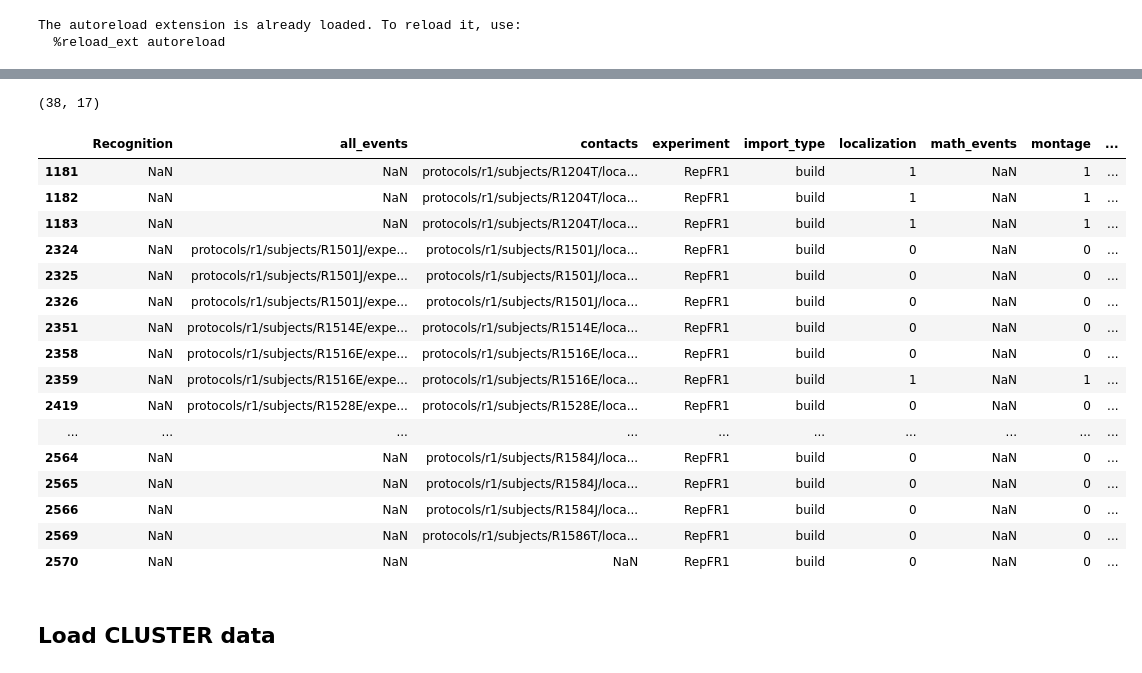
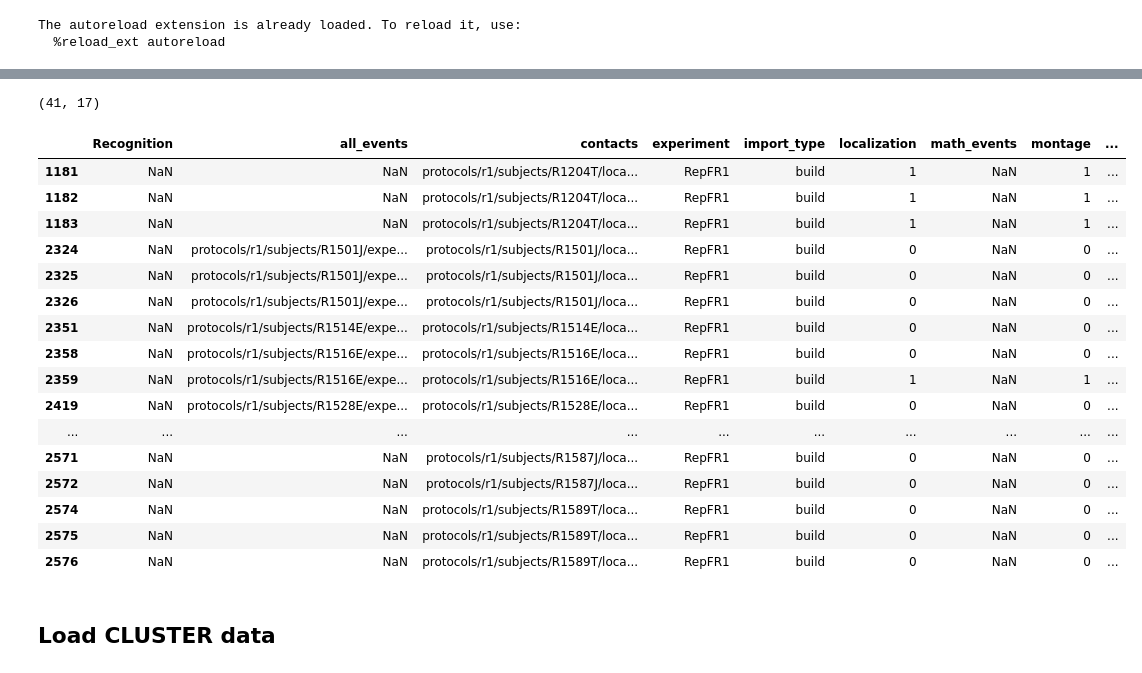
Before and after one commit to jjsakon/SWR, a Jupyter notebook: code/SWRanalysis-encodingLoad.ipynb, the cells around one changed output, grey strips where cells are left out. Saved outputs shown, nothing was run; the diff lists cells and outputs as text; code cells hidden in the pictures.

```diff
--- a/code/SWRanalysis-encodingLoad.ipynb
+++ b/code/SWRanalysis-encodingLoad.ipynb
@@ -97,40 +99,40 @@ elif exp == 'catFR1':
     exp_df = exp_df[
                     ((df.subject!='R1044J') | (df.session!=0)) & # too few trials to do pg pairwise corr
                     ((df.subject!='R1491T') | (~df.session.isin([1,3,5]))) & # too few trials to do pg pairwise corr
                     ((df.subject!='R1486J') | (~df.session.isin([4,5,6,7]))) & # repeated data...will be removed at some point... @@
                     ((df.subject!='R1501J') | (~df.session.isin([0,1,2,3,4,5]))) & # these weren't catFR1 (and they don't load right anyway)
                     ((df.subject!='R1235E') | (df.session!=0)) & # split EEG filenames error...documented on Asana
                     ((df.subject!='R1310J') | (df.session!=1)) & # session 1 is just a repeat of session 0
                     ((df.subject!='R1239E') | (df.session!=0)) # some correlated noise (can see in catFR1 problem sessions ppt)
                     ]
 elif exp == 'RepFR1':
     exp_df = exp_df[
-                    ((df.subject!='R1564J') | (df.session!=0)) # clearly something wrong with this EEG when looking at ripple raster
+                    (df.subject!='R1564J') # clearly something wrong with these EEG when looking at ripple raster
                     ]
 exp_df.shape
 # exp_df = exp_df[257:] # for catFR1 this is R1385E-onwwards
 # exp_df = exp_df[472:] # for FR1 this is R1385E-onwwards
 # exp_df = exp_df[-19:]
 exp_df
 # %% [output]
-(38, 17)
+(41, 17)
 |  | Recognition | all_events | contacts | experiment | import_type | localization | math_events | montage | ... |
 | 1181 | NaN | NaN | protocols/r1/subjects/R1204T/loca... | RepFR1 | build | 1 | NaN | 1 | ... |
 | 1182 | NaN | NaN | protocols/r1/subjects/R1204T/loca... | RepFR1 | build | 1 | NaN | 1 | ... |
 | 1183 | NaN | NaN | protocols/r1/subjects/R1204T/loca... | RepFR1 | build | 1 | NaN | 1 | ... |
 | 2324 | NaN | protocols/r1/subjects/R1501J/expe... | protocols/r1/subjects/R1501J/loca... | RepFR1 | build | 0 | NaN | 0 | ... |
 | 2325 | NaN | protocols/r1/subjects/R1501J/expe... | protocols/r1/subjects/R1501J/loca... | RepFR1 | build | 0 | NaN | 0 | ... |
 | 2326 | NaN | protocols/r1/subjects/R1501J/expe... | protocols/r1/subjects/R1501J/loca... | RepFR1 | build | 0 | NaN | 0 | ... |
 | 2351 | NaN | protocols/r1/subjects/R1514E/expe... | protocols/r1/subjects/R1514E/loca... | RepFR1 | build | 0 | NaN | 0 | ... |
 | 2358 | NaN | protocols/r1/subjects/R1516E/expe... | protocols/r1/subjects/R1516E/loca... | RepFR1 | build | 0 | NaN | 0 | ... |
 | 2359 | NaN | protocols/r1/subjects/R1516E/expe... | protocols/r1/subjects/R1516E/loca... | RepFR1 | build | 1 | NaN | 1 | ... |
 | 2419 | NaN | protocols/r1/subjects/R1528E/expe... | protocols/r1/subjects/R1528E/loca... | RepFR1 | build | 0 | NaN | 0 | ... |
 | ... | ... | ... | ... | ... | ... | ... | ... | ... | ... |
-| 2564 | NaN | NaN | protocols/r1/subjects/R1584J/loca... | RepFR1 | build | 0 | NaN | 0 | ... |
-| 2565 | NaN | NaN | protocols/r1/subjects/R1584J/loca... | RepFR1 | build | 0 | NaN | 0 | ... |
-| 2566 | NaN | NaN | protocols/r1/subjects/R1584J/loca... | RepFR1 | build | 0 | NaN | 0 | ... |
-| 2569 | NaN | NaN | protocols/r1/subjects/R1586T/loca... | RepFR1 | build | 0 | NaN | 0 | ... |
-| 2570 | NaN | NaN | NaN | RepFR1 | build | 0 | NaN | 0 | ... |
+| 2571 | NaN | NaN | protocols/r1/subjects/R1587J/loca... | RepFR1 | build | 0 | NaN | 0 | ... |
+| 2572 | NaN | NaN | protocols/r1/subjects/R1587J/loca... | RepFR1 | build | 0 | NaN | 0 | ... |
+| 2574 | NaN | NaN | protocols/r1/subjects/R1589T/loca... | RepFR1 | build | 0 | NaN | 0 | ... |
+| 2575 | NaN | NaN | protocols/r1/subjects/R1589T/loca... | RepFR1 | build | 0 | NaN | 0 | ... |
+| 2576 | NaN | NaN | protocols/r1/subjects/R1589T/loca... | RepFR1 | build | 0 | NaN | 0 | ... |
 # %% [markdown]
 ## Load CLUSTER data
 # %%
```
Also changed, not shown: parts of 13 cells of this notebook, 3 other files.
